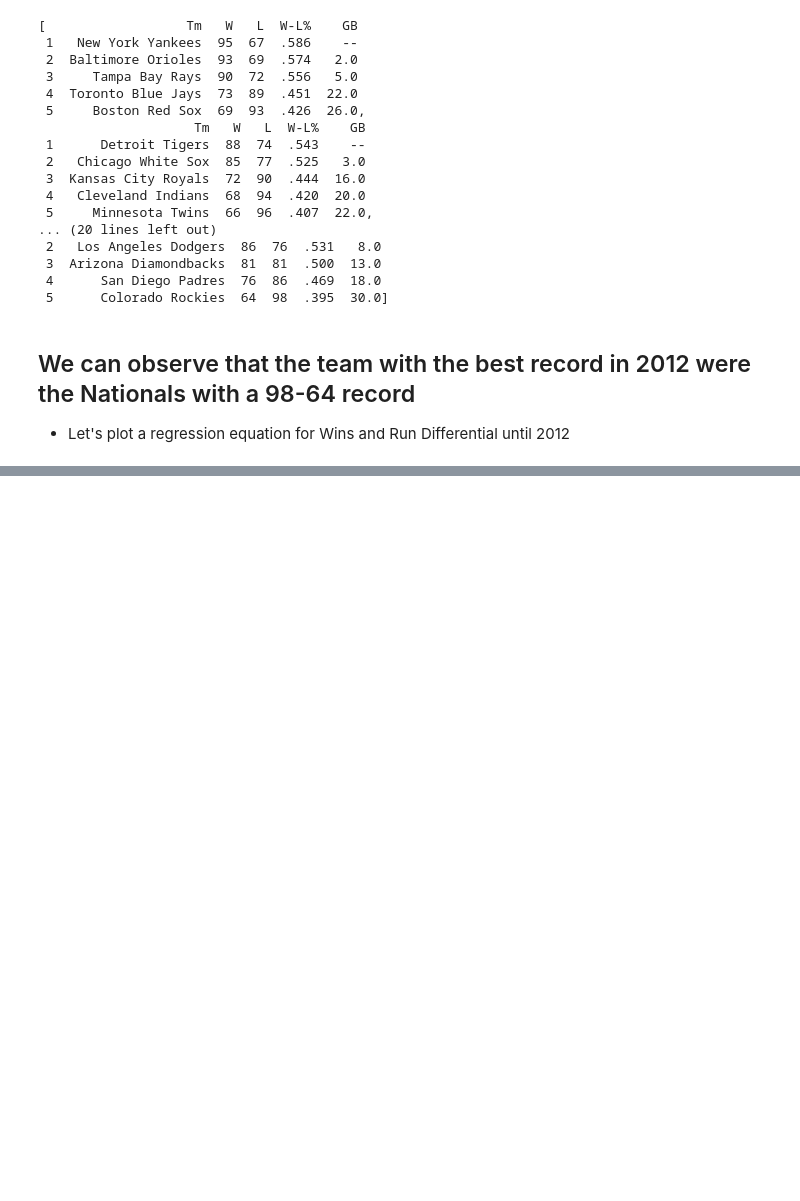
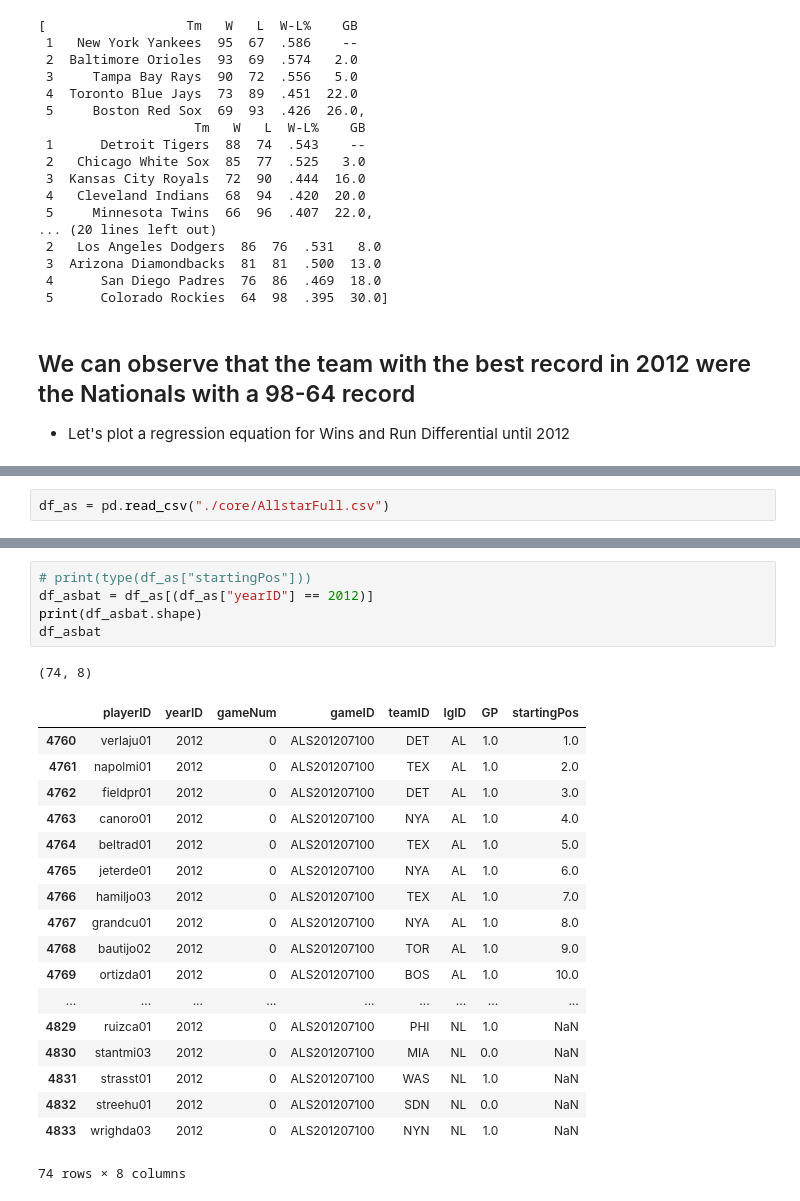
Before and after one commit to anantmoudgalya/Moneyball, a Jupyter notebook: 2012 All Star.ipynb, the cells around one changed output, grey strips where cells are left out. Cells and saved outputs as stored; diff of their text form; blank space fills up the shorter version.

```diff
--- a/2012 All Star.ipynb
+++ b/2012 All Star.ipynb
@@ -57,0 +146,2 @@ df["RD"] = df["RS"]
+# %%
+df_as = pd.read_csv("./core/AllstarFull.csv")
@@ -57,0 +164,25 @@ df["RD"] = df["RS"]
+# %%
+# print(type(df_as["startingPos"]))
+df_asbat = df_as[(df_as["yearID"] == 2012)]
+print(df_asbat.shape)
+df_asbat
+# %% [output]
+(74, 8)
+|  | playerID | yearID | gameNum | gameID | teamID | lgID | GP | startingPos |
+| 4760 | verlaju01 | 2012 | 0 | ALS201207100 | DET | AL | 1.0 | 1.0 |
+| 4761 | napolmi01 | 2012 | 0 | ALS201207100 | TEX | AL | 1.0 | 2.0 |
+| 4762 | fieldpr01 | 2012 | 0 | ALS201207100 | DET | AL | 1.0 | 3.0 |
+| 4763 | canoro01 | 2012 | 0 | ALS201207100 | NYA | AL | 1.0 | 4.0 |
+| 4764 | beltrad01 | 2012 | 0 | ALS201207100 | TEX | AL | 1.0 | 5.0 |
+| 4765 | jeterde01 | 2012 | 0 | ALS201207100 | NYA | AL | 1.0 | 6.0 |
+| 4766 | hamiljo03 | 2012 | 0 | ALS201207100 | TEX | AL | 1.0 | 7.0 |
+| 4767 | grandcu01 | 2012 | 0 | ALS201207100 | NYA | AL | 1.0 | 8.0 |
+| 4768 | bautijo02 | 2012 | 0 | ALS201207100 | TOR | AL | 1.0 | 9.0 |
+| 4769 | ortizda01 | 2012 | 0 | ALS201207100 | BOS | AL | 1.0 | 10.0 |
+| ... | ... | ... | ... | ... | ... | ... | ... | ... |
+| 4829 | ruizca01 | 2012 | 0 | ALS201207100 | PHI | NL | 1.0 | NaN |
+| 4830 | stantmi03 | 2012 | 0 | ALS201207100 | MIA | NL | 0.0 | NaN |
+| 4831 | strasst01 | 2012 | 0 | ALS201207100 | WAS | NL | 1.0 | NaN |
+| 4832 | streehu01 | 2012 | 0 | ALS201207100 | SDN | NL | 0.0 | NaN |
+| 4833 | wrighda03 | 2012 | 0 | ALS201207100 | NYN | NL | 1.0 | NaN |
+74 rows × 8 columns
```
Also changed, not shown: parts of 18 cells of this notebook.
